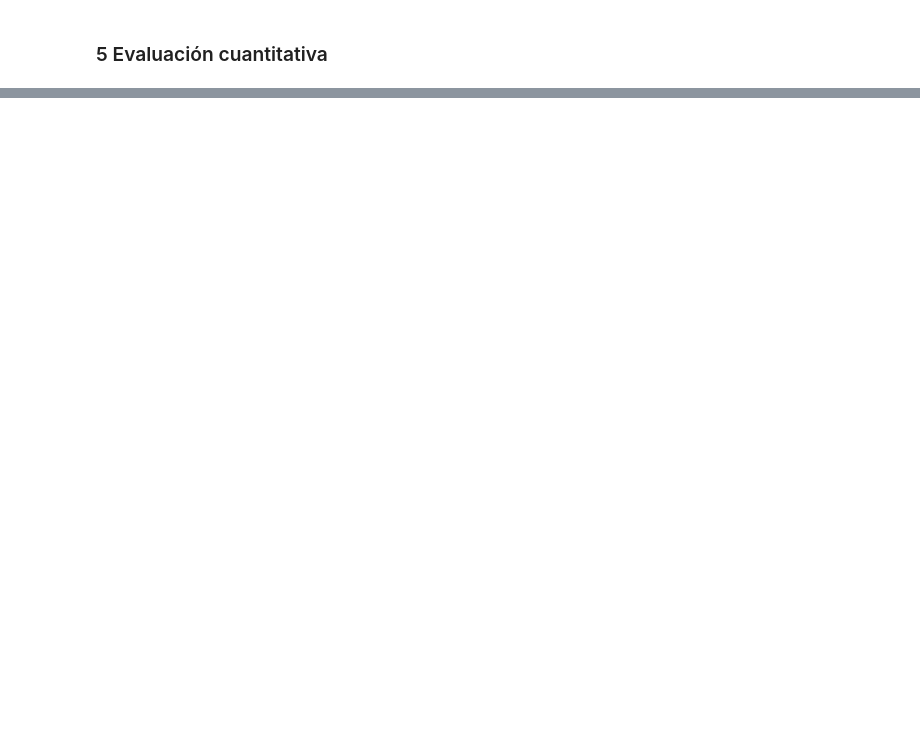
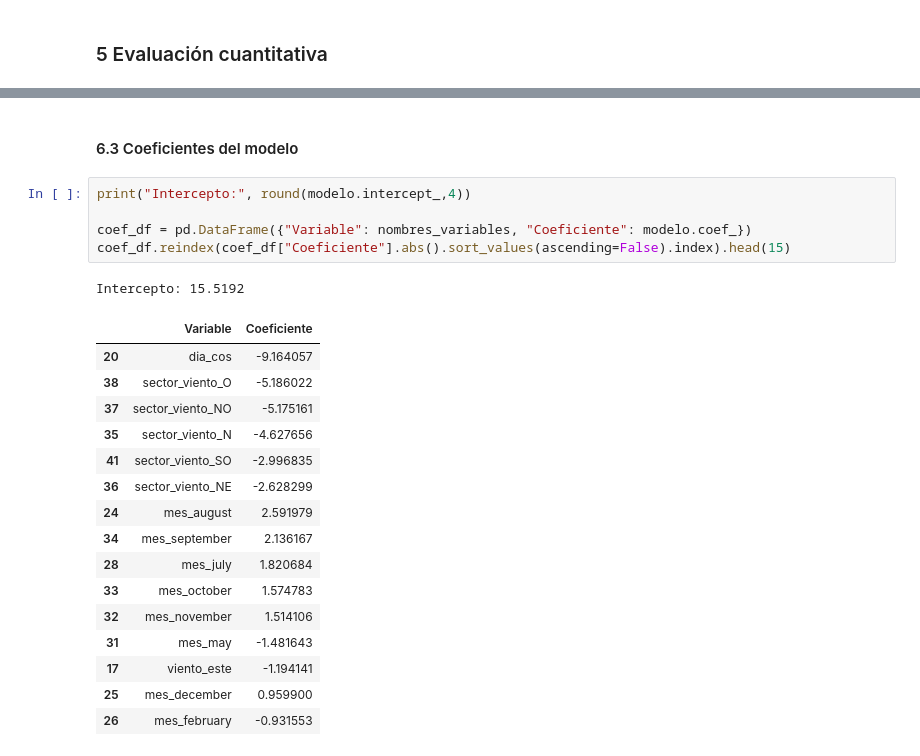
Before and after one commit to mzambranob/Fork-MaterialDeClase-ISIS-2611, a Jupyter notebook: 202620/Laboratorios/L1/laboratorio_1.ipynb, the cells around one changed output, grey strips where cells are left out. Cells and saved outputs as stored; diff of their text form; blank space fills up the shorter version.

```diff
--- a/202620/Laboratorios/L1/laboratorio_1.ipynb
+++ b/202620/Laboratorios/L1/laboratorio_1.ipynb
@@ -971,0 +1003,25 @@ A partir de la tabla comparativa se puede concluir que el modelo con codificaci
+# %% [markdown]
+#### 6.3 Coeficientes del modelo
+# %%
+print("Intercepto:", round(modelo.intercept_,4))
+
+coef_df = pd.DataFrame({"Variable": nombres_variables, "Coeficiente": modelo.coef_})
+coef_df.reindex(coef_df["Coeficiente"].abs().sort_values(ascending=False).index).head(15)
+# %% [output]
+Intercepto: 15.5192
+|  | Variable | Coeficiente |
+| 20 | dia_cos | -9.164057 |
+| 38 | sector_viento_O | -5.186022 |
+| 37 | sector_viento_NO | -5.175161 |
+| 35 | sector_viento_N | -4.627656 |
+| 41 | sector_viento_SO | -2.996835 |
+| 36 | sector_viento_NE | -2.628299 |
+| 24 | mes_august | 2.591979 |
+| 34 | mes_september | 2.136167 |
+| 28 | mes_july | 1.820684 |
+| 33 | mes_october | 1.574783 |
+| 32 | mes_november | 1.514106 |
+| 31 | mes_may | -1.481643 |
+| 17 | viento_este | -1.194141 |
+| 25 | mes_december | 0.959900 |
+| 26 | mes_february | -0.931553 |
```
Also changed, not shown: parts of 29 cells of this notebook.
